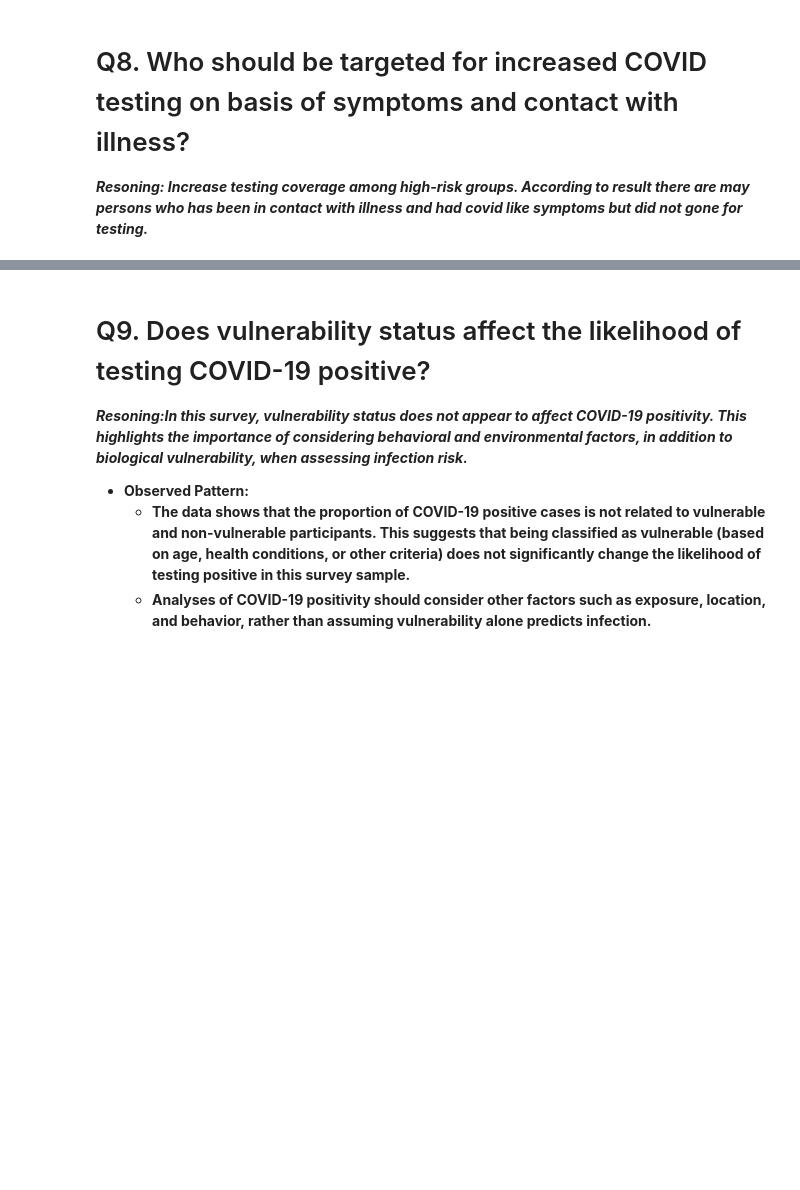
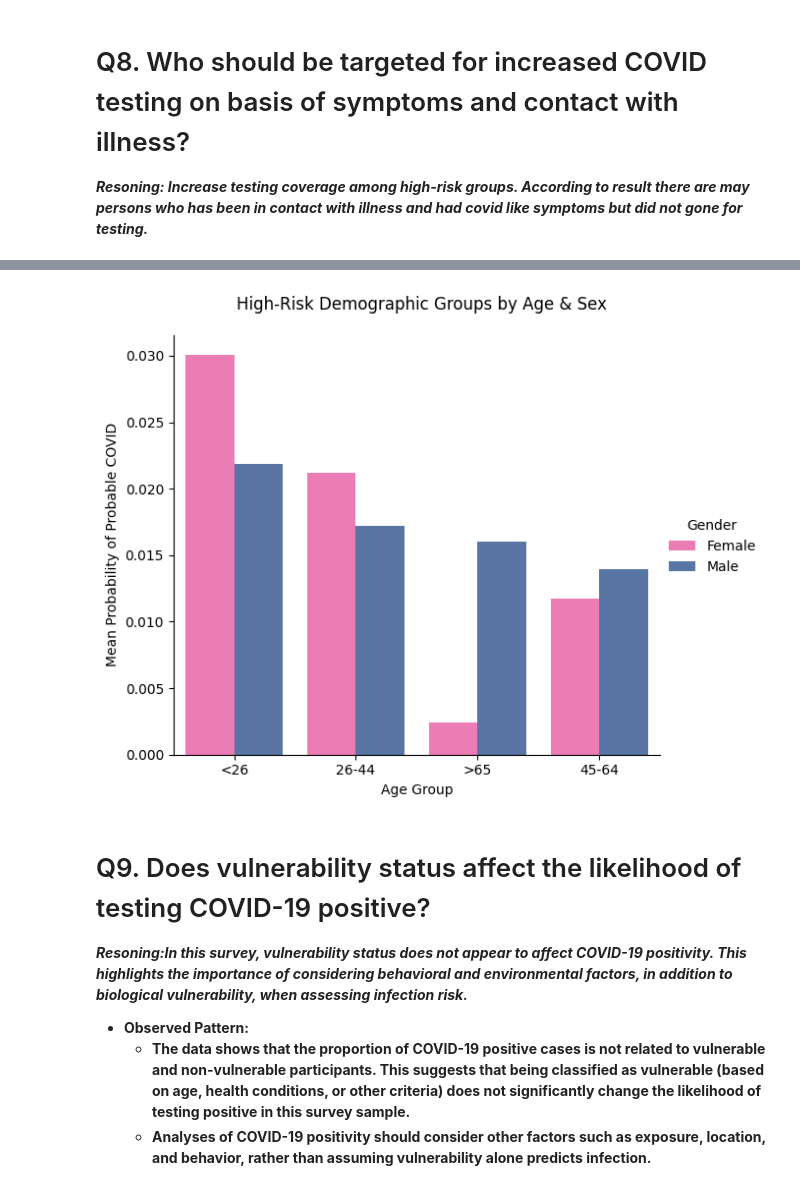
Before and after one commit to neeturathaur-sys/Team8_PyMaster_PythonHackathon_December25, a Jupyter notebook: Neetu/Team8_PyMaster_3_PrescriptiveAnalysis.ipynb, the cells around one changed output, grey strips where cells are left out. Drawn from its saved outputs; the diff is of its cells as text; code cells hidden in the pictures; blank space fills up the shorter version.

```diff
--- a/Neetu/Team8_PyMaster_3_PrescriptiveAnalysis.ipynb
+++ b/Neetu/Team8_PyMaster_3_PrescriptiveAnalysis.ipynb
@@ -471,5 +471,5 @@ not_tested
 # %%
-'''
+
 def get_age_group(row):
     if row['age_1_<26'] == 1:
         return '<26'
@@ -481,75 +481,42 @@ def get_age_group(row):
         return '>65'
 
 
+df2['age_group'] = df2.apply(get_age_group, axis=1)
+# removing na
+df2['sex'] = df2['sex'].replace('na', np.nan)
+df2 = df2[df2['sex'].notna()]
 
-df2['age_group'] = df2.apply(get_age_group, axis=1)
-df2['sex'] = df2['sex'].notna() & (df2['sex'].str.strip() != '')
-
-sex_prob = df2_filtered.groupby('sex')['probable'].mean()
-
-print(df2['sex'].unique())
-
-df2_filtered = df2[
-    df2['sex'].notna() & (df2['sex'].str.strip() != '')
-]
-
-sex_prob = df2_filtered.groupby('sex')['probable'].mean()
+sex_prob = df2.groupby('sex')['probable'].mean()
 print(sex_prob)
-
-plt.figure()
-plt.bar(sex_prob.index, sex_prob.values)
-plt.xlabel('Sex')
-plt.ylabel('Probability of Probable COVID')
-plt.title('COVID Probability by Sex')
-plt.show()
 
 age_prob = df2.groupby('age_group')['probable'].mean()
 
 print(age_prob)
 
-plt.figure()
-plt.bar(age_prob.index, age_prob.values)
-plt.xlabel('Age Group')
-plt.ylabel('Probability of Probable COVID')
-plt.title('COVID Probability by Age Group')
-plt.show()
-
-medical_prob = df2.groupby('any_medical_conditions')['probable'].mean()
-#medical_prob.index = ['No Medical Condition', 'Has Medical Condition']
-
-print(medical_prob)
-
-plt.figure()
-plt.bar(medical_prob.index, medical_prob.values)
-plt.xlabel('Medical Condition Status')
-plt.ylabel('Probability of Probable COVID')
-plt.title('COVID Probability by Medical Condition')
-plt.show()
-
 combined_prob = (
     df2
-    .groupby(['sex', 'age_group', 'any_medical_conditions'])['probable']
+    .groupby(['sex', 'age_group'])['probable']
     .mean()
     .reset_index()
 )
 
-combined_prob['any_medical_conditions'] = combined_prob['any_medical_conditions'].map({
-    0: 'No Medical Condition',
-    1: 'Has Medical Condition'
-})
+high_risk = combined_prob.sort_values('probable', ascending=False)
+high_risk['sex'] = high_risk['sex'].replace({'m': 'Male', 'f': 'Female'})
 
-print(combined_prob.head(10))
+g = sns.catplot(
+    data=high_risk,
+    x="age_group",
+    y="probable",
+    hue="sex",
+    kind="bar",
+    height=5,
+    aspect=1.2,
+    palette={'Male': '#4C72B0', 'Female': '#FF69B4'}
+)
 
-high_risk = combined_prob.sort_values('probable', ascending=False).head(10)
+g.set_axis_labels("Age Group", "Mean Probability of Probable COVID")
+g._legend.set_title("Gender")
+g.fig.suptitle("High-Risk Demographic Groups by Age & Sex", y=1.05)
 
-plt.figure()
-plt.barh(
-    high_risk.apply(lambda x: f"{x['sex']} | {x['age_group']} | {x['any_medical_conditions']}", axis=1),
-    high_risk['probable']
-)
-plt.xlabel('Probability of Probable COVID')
-plt.title('Top High-Risk Demographic Groups')
-plt.gca().invert_yaxis()
 plt.show()
-'''
 # %% [output]
@@ -557,3 +533,4 @@ plt.show()
+[figure, added]
 # %% [markdown]
 # Q9. Does vulnerability status affect the likelihood of testing COVID-19 positive?
 ***Resoning:In this survey, vulnerability status does not appear to affect COVID-19 positivity. This highlights the importance of considering behavioral and environmental factors, in addition to biological vulnerability, when assessing infection risk.***
```
Also changed, not shown: parts of 8 cells of this notebook.
